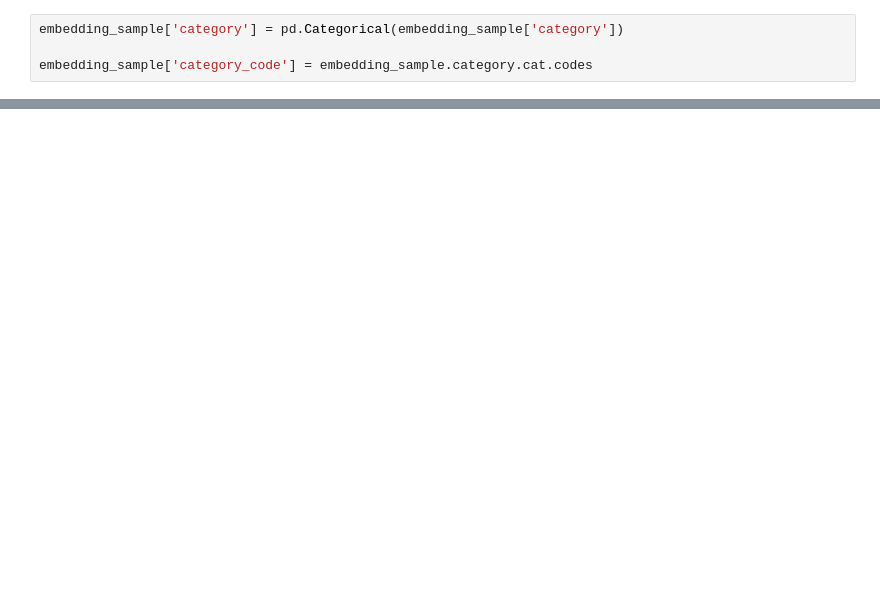
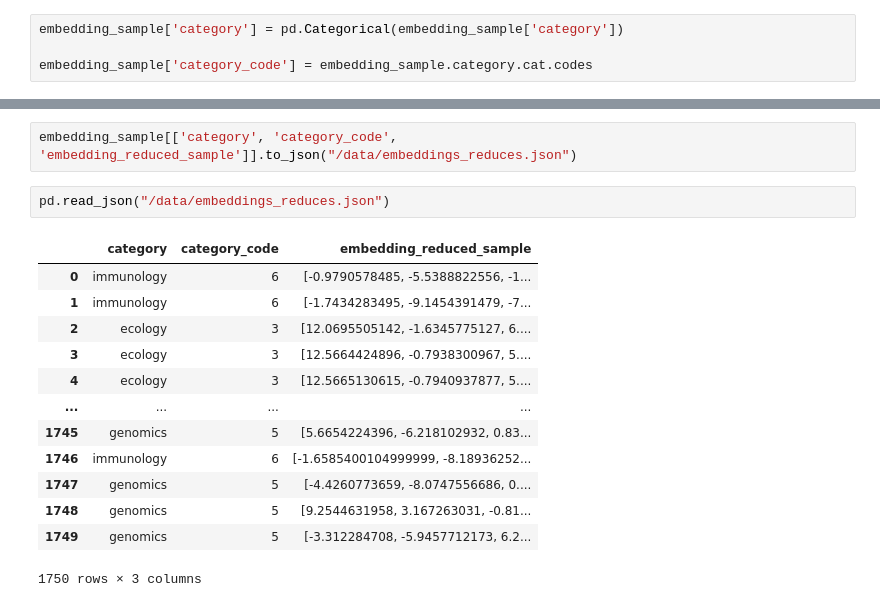
Before and after one commit to malashkovv/scientific-paper-processing, a Jupyter notebook: analysis/main.ipynb, the cells around one changed output, grey strips where cells are left out. Cells and saved outputs as stored; diff of their text form; blank space fills up the shorter version.

```diff
--- a/analysis/main.ipynb
+++ b/analysis/main.ipynb
@@ -121,3 +123,21 @@ fig = go.Figure(data=[go.Scatter3d(
 fig.show()
 # %% [output]
 [interactive output not drawn]
+# %%
+embedding_sample[['category', 'category_code', 'embedding_reduced_sample']].to_json("/data/embeddings_reduces.json")
+# %%
+pd.read_json("/data/embeddings_reduces.json")
+# %% [output]
+|  | category | category_code | embedding_reduced_sample |
+| 0 | immunology | 6 | [-0.9790578485, -5.5388822556, -1... |
+| 1 | immunology | 6 | [-1.7434283495, -9.1454391479, -7... |
+| 2 | ecology | 3 | [12.0695505142, -1.6345775127, 6.... |
+| 3 | ecology | 3 | [12.5664424896, -0.7938300967, 5.... |
+| 4 | ecology | 3 | [12.5665130615, -0.7940937877, 5.... |
+| ... | ... | ... | ... |
+| 1745 | genomics | 5 | [5.6654224396, -6.218102932, 0.83... |
+| 1746 | immunology | 6 | [-1.6585400104999999, -8.18936252... |
+| 1747 | genomics | 5 | [-4.4260773659, -8.0747556686, 0.... |
+| 1748 | genomics | 5 | [9.2544631958, 3.167263031, -0.81... |
+| 1749 | genomics | 5 | [-3.312284708, -5.9457712173, 6.2... |
+1750 rows × 3 columns
```
Also changed, not shown: parts of 16 cells of this notebook, 11 other files.
